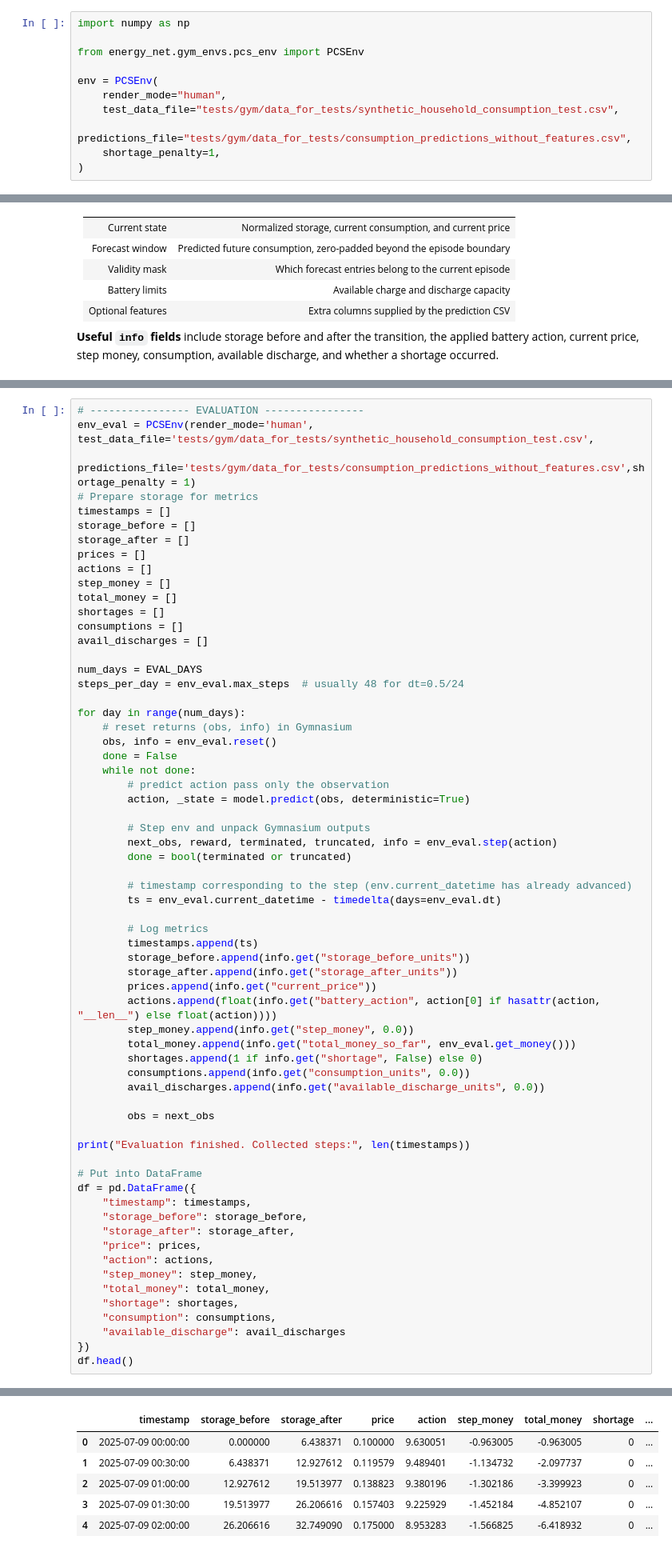
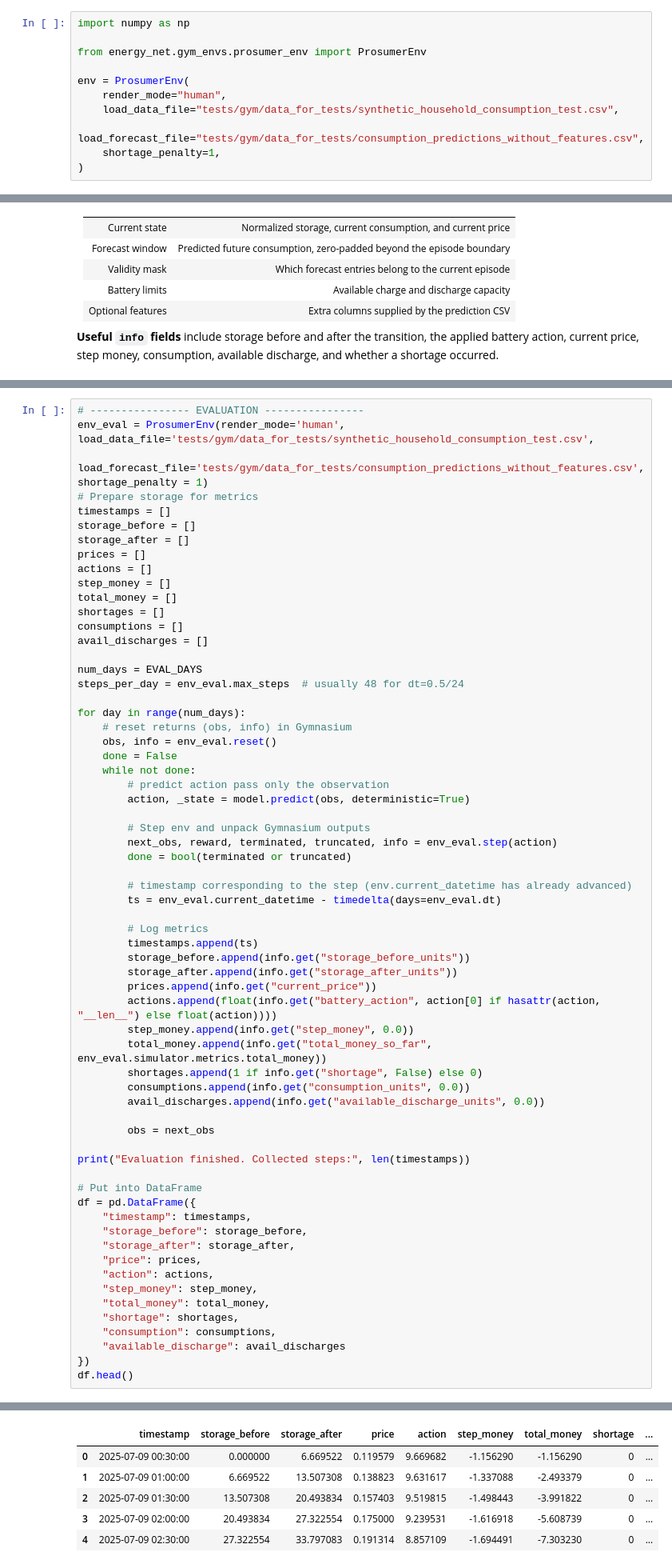
Before and after one commit to CLAIR-LAB-TECHNION/energy-net, a Jupyter notebook: Energy_Net_Tutorial.ipynb, the cells around one changed output, grey strips where cells are left out. Shown at 80% size. Cells and saved outputs as stored; diff of their text form.

```diff
--- a/Energy_Net_Tutorial.ipynb
+++ b/Energy_Net_Tutorial.ipynb
@@ -101,12 +121,12 @@ The example uses repository test fixtures so it can run without preparing a sepa
 # %%
 import numpy as np
 
-from energy_net.gym_envs.pcs_env import PCSEnv
+from energy_net.gym_envs.prosumer_env import ProsumerEnv
 
-env = PCSEnv(
+env = ProsumerEnv(
     render_mode="human",
-    test_data_file="tests/gym/data_for_tests/synthetic_household_consumption_test.csv",
-    predictions_file="tests/gym/data_for_tests/consumption_predictions_without_features.csv",
+    load_data_file="tests/gym/data_for_tests/synthetic_household_consumption_test.csv",
+    load_forecast_file="tests/gym/data_for_tests/consumption_predictions_without_features.csv",
     shortage_penalty=1,
 )
 # %% [output]
@@ -308,8 +331,8 @@ Training reward alone does not explain what the policy learned. The evaluation l
 Try changing training settings only after this baseline evaluation works, so comparisons remain interpretable.
 # %%
 # ---------------- EVALUATION ----------------
-env_eval = PCSEnv(render_mode='human', test_data_file='tests/gym/data_for_tests/synthetic_household_consumption_test.csv',
-                 predictions_file='tests/gym/data_for_tests/consumption_predictions_without_features.csv',shortage_penalty = 1)
+env_eval = ProsumerEnv(render_mode='human', load_data_file='tests/gym/data_for_tests/synthetic_household_consumption_test.csv',
+                 load_forecast_file='tests/gym/data_for_tests/consumption_predictions_without_features.csv',shortage_penalty = 1)
 # Prepare storage for metrics
 timestamps = []
 storage_before = []
@@ -347,7 +370,7 @@ for day in range(num_days):
         prices.append(info.get("current_price"))
         actions.append(float(info.get("battery_action", action[0] if hasattr(action, "__len__") else float(action))))
         step_money.append(info.get("step_money", 0.0))
-        total_money.append(info.get("total_money_so_far", env_eval.get_money()))
+        total_money.append(info.get("total_money_so_far", env_eval.simulator.metrics.total_money))
         shortages.append(1 if info.get("shortage", False) else 0)
         consumptions.append(info.get("consumption_units", 0.0))
         avail_discharges.append(info.get("available_discharge_units", 0.0))
@@ -382,10 +400,10 @@ Observation space dimension: 101
 Evaluation finished. Collected steps: 144
 |  | timestamp | storage_before | storage_after | price | action | step_money | total_money | shortage | ... |
-| 0 | 2025-07-09 00:00:00 | 0.000000 | 6.438371 | 0.100000 | 9.630051 | -0.963005 | -0.963005 | 0 | ... |
-| 1 | 2025-07-09 00:30:00 | 6.438371 | 12.927612 | 0.119579 | 9.489401 | -1.134732 | -2.097737 | 0 | ... |
-| 2 | 2025-07-09 01:00:00 | 12.927612 | 19.513977 | 0.138823 | 9.380196 | -1.302186 | -3.399923 | 0 | ... |
-| 3 | 2025-07-09 01:30:00 | 19.513977 | 26.206616 | 0.157403 | 9.225929 | -1.452184 | -4.852107 | 0 | ... |
-| 4 | 2025-07-09 02:00:00 | 26.206616 | 32.749090 | 0.175000 | 8.953283 | -1.566825 | -6.418932 | 0 | ... |
+| 0 | 2025-07-09 00:30:00 | 0.000000 | 6.669522 | 0.119579 | 9.669682 | -1.156290 | -1.156290 | 0 | ... |
+| 1 | 2025-07-09 01:00:00 | 6.669522 | 13.507308 | 0.138823 | 9.631617 | -1.337088 | -2.493379 | 0 | ... |
+| 2 | 2025-07-09 01:30:00 | 13.507308 | 20.493834 | 0.157403 | 9.519815 | -1.498443 | -3.991822 | 0 | ... |
+| 3 | 2025-07-09 02:00:00 | 20.493834 | 27.322554 | 0.175000 | 9.239531 | -1.616918 | -5.608739 | 0 | ... |
+| 4 | 2025-07-09 02:30:00 | 27.322554 | 33.797083 | 0.191314 | 8.857109 | -1.694491 | -7.303230 | 0 | ... |
 # %%
 # ---------- SIMPLE SINGLE PLOTS ----------
 def line_plot(x, y, title, xlabel="timestep", ylabel=None, figsize=(10,3)):
```
Also changed, not shown: parts of 27 cells of this notebook.
